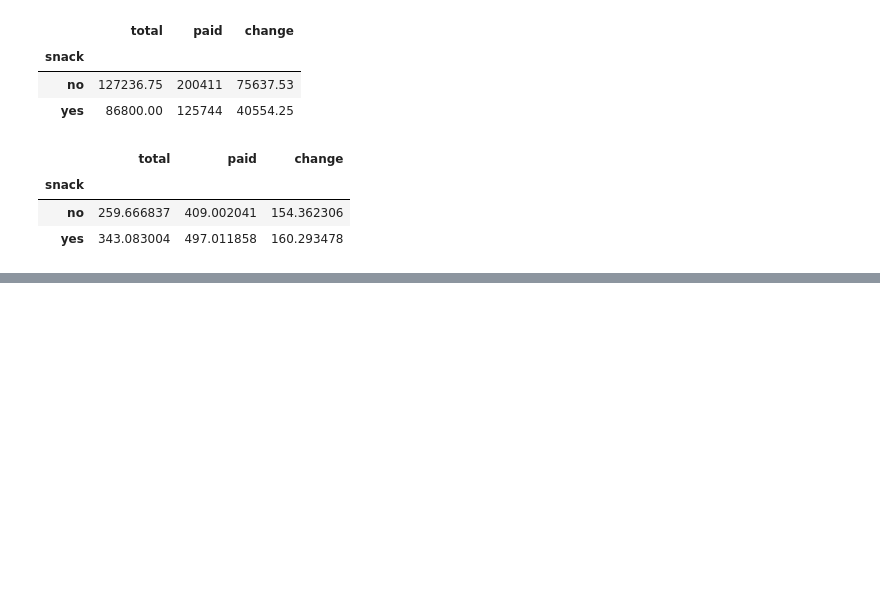
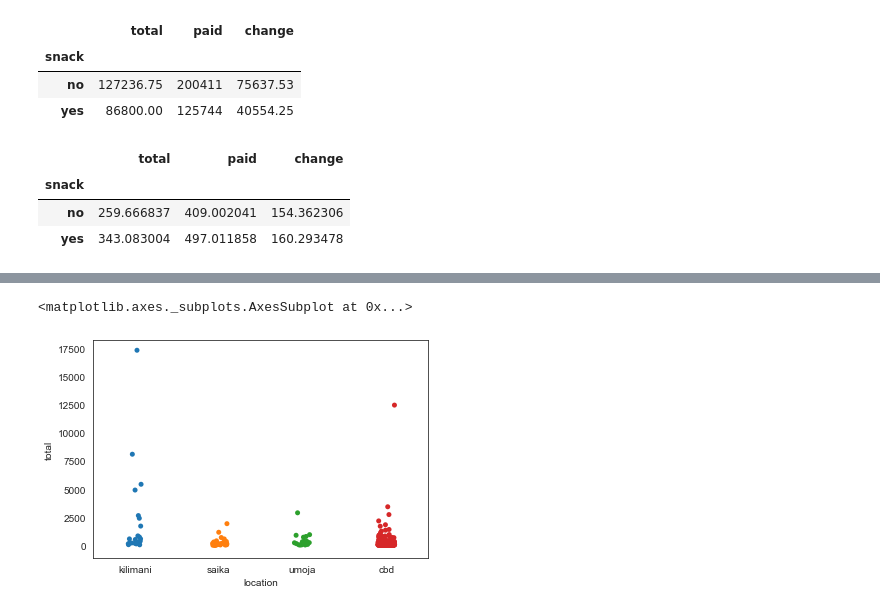
Before and after one commit to egimoro/KEsupermarkets, a Jupyter notebook: KEsupermarket6.ipynb, the cells around one changed output, grey strips where cells are left out. Cells and saved outputs as stored; diff of their text form; code cells hidden in the pictures; blank space fills up the shorter version.

```diff
--- a/KEsupermarket6.ipynb
+++ b/KEsupermarket6.ipynb
@@ -371,0 +410,12 @@ sg
+# %%
+
+# Present the relationship between locations and total value
+
+sns.stripplot(x='location', y='total',
+              data=df[(df['location'] == 'saika') | (df['location'] ==
+                                                     'kilimani')
+                      | (df['location'] == 'umoja')
+                      |(df['location'] == 'cbd')].iloc[10:400], jitter=True)
+# %% [output]
+<matplotlib.axes._subplots.AxesSubplot at 0x...>
+[figure, added]
```
Also changed, not shown: parts of 8 cells of this notebook, 1 other file.
